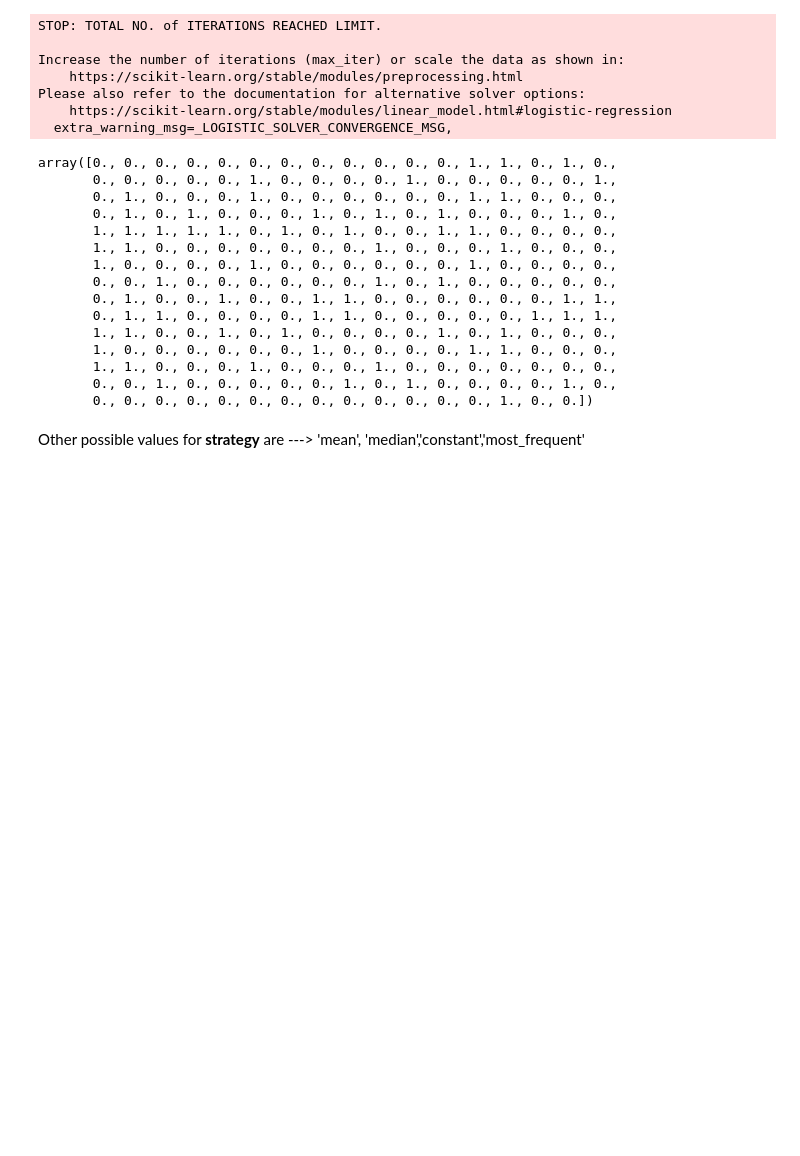
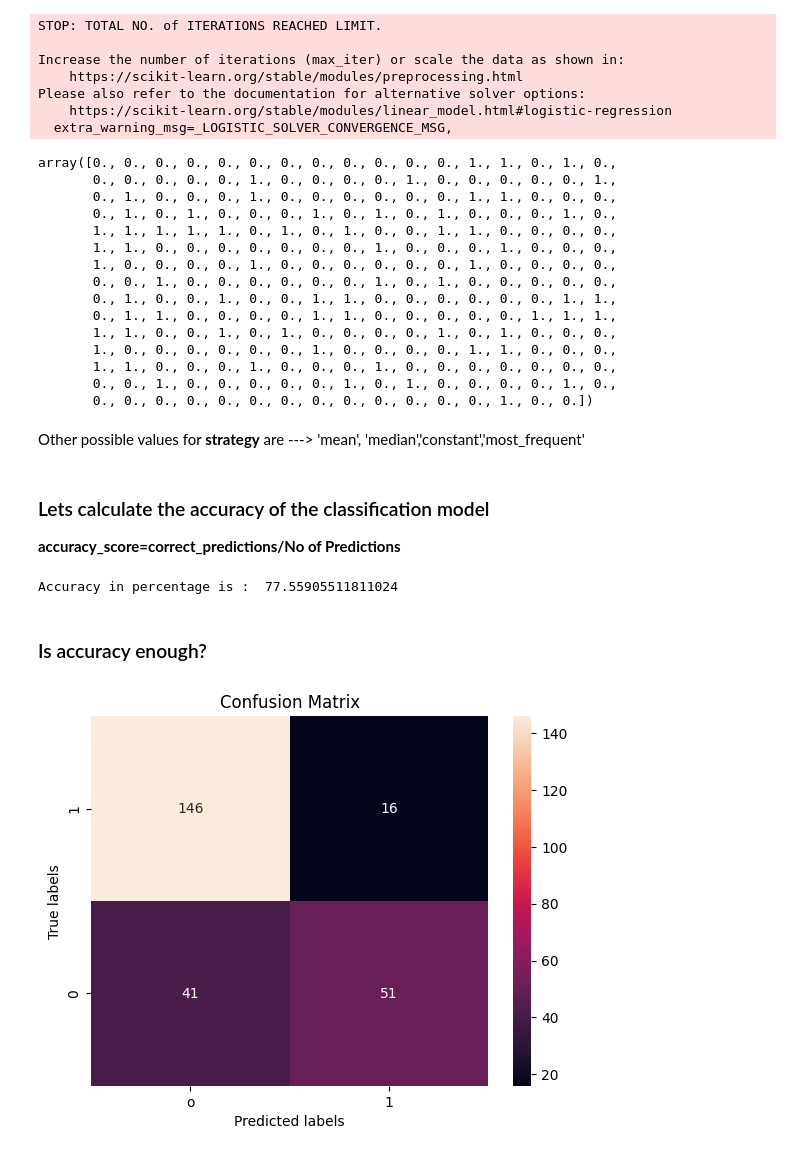
Before and after one commit to ashvinmanoj/DGVC, a Jupyter notebook: 18. Machine Learning Prediction.ipynb, the cells around one changed output. Cells and saved outputs as stored; diff of their text form; code cells hidden in the pictures; blank space fills up the shorter version.

```diff
--- a/18. Machine Learning Prediction.ipynb
+++ b/18. Machine Learning Prediction.ipynb
@@ -321,3 +601,29 @@ array([0., 0., 0., 0., 0., 0., 0., 0., 0., 0., 0., 0., 1., 1., 0., 1., 0.,
        0., 0., 0., 0., 0., 0., 0., 0., 0., 0., 0., 0., 0., 1., 0., 0.])
 # %% [markdown]
 Other possible values for **strategy** are ---> 'mean', 'median','constant','most_frequent'
+# %% [markdown]
+### Lets calculate the accuracy of the classification model
+**accuracy_score=correct_predictions/No of Predictions**
+# %%
+from sklearn.metrics import accuracy_score
+score = accuracy_score(y_test, predictions)
+print("Accuracy in percentage is : ",score*100)
+# %% [output]
+Accuracy in percentage is :  77.55905511811024
+# %% [markdown]
+### Is accuracy enough?
+# %%
+import seaborn as sns
+import matplotlib.pyplot as plt
+from sklearn.metrics import confusion_matrix
+
+cm = confusion_matrix(y_test, predictions)
+ax= plt.subplot()
+sns.heatmap(cm, annot=True, fmt='g', ax=ax);  #annot=True to annotate cells, ftm='g' to disable scientific notation
+
+# labels, title and ticks
+ax.set_xlabel('Predicted labels');ax.set_ylabel('True labels');
+ax.set_title('Confusion Matrix');
+ax.xaxis.set_ticklabels(['o', '1']); ax.yaxis.set_ticklabels(['1', '0']);
+# %% [output]
+[figure, added]
```
Also changed, not shown: parts of 21 cells of this notebook.
